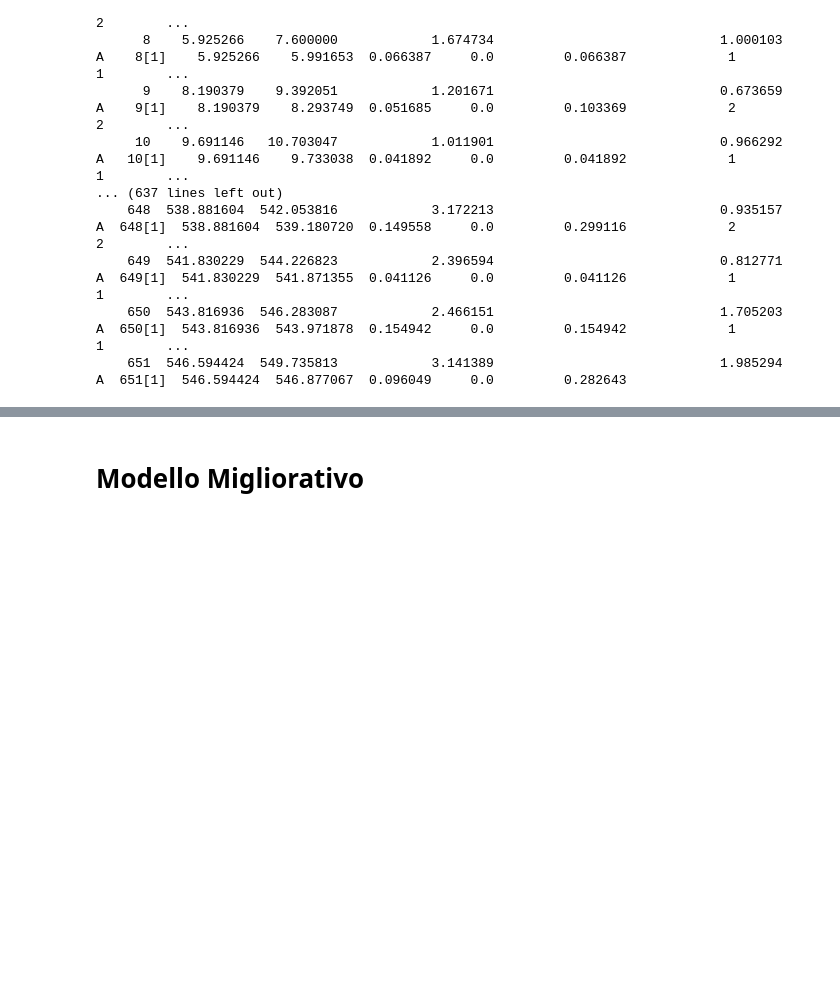
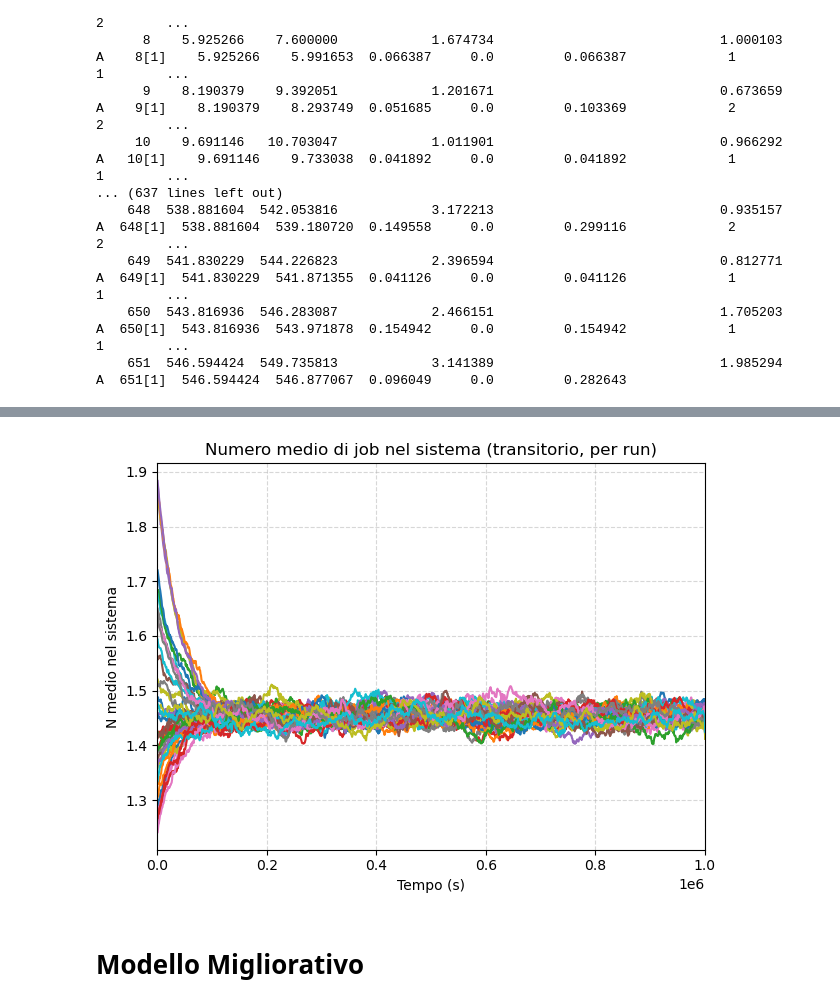
Before and after one commit to lucacupellaro/PMCSN, a Jupyter notebook: PMCSN.ipynb, the cells around one changed output, grey strips where cells are left out. Saved outputs shown, nothing was run; the diff lists cells and outputs as text; code cells hidden in the pictures; blank space fills up the shorter version.

```diff
--- a/PMCSN.ipynb
+++ b/PMCSN.ipynb
@@ -1306,3 +1459,14 @@ fig, ax, stats = plot_rt_mean_per_scenario(
+# %%
+
+
+fig, ax = plot_avgN_system_per_run(
+    dfs_jobs,
+    bin_size=800.0,
+    normalize_time=False,
+    ema_alpha=0.02,          # smoothing (più alto = più “reattivo”)
+)
+# %% [output]
+[figure, added]
 # %% [markdown]
 # Modello Migliorativo
 # %%
```
Also changed, not shown: parts of 8 cells of this notebook, 2 other files.
